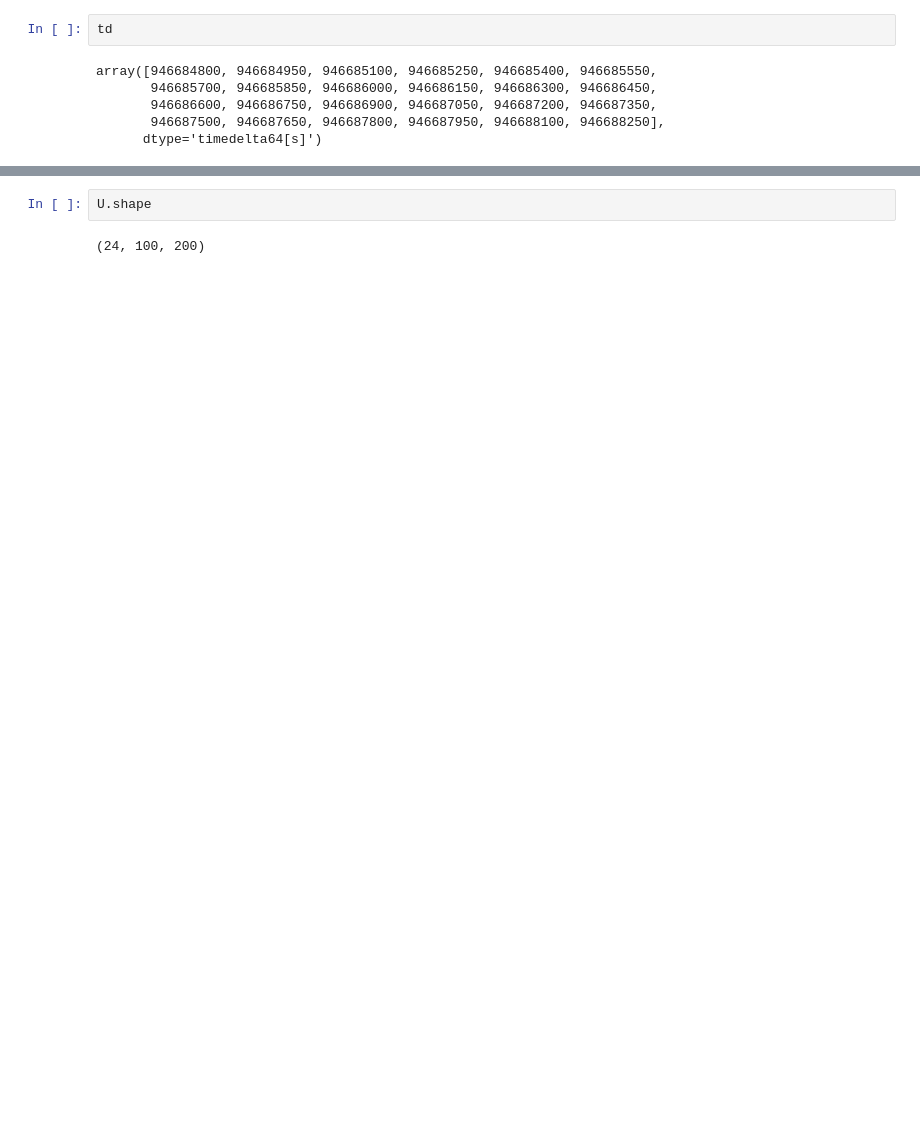
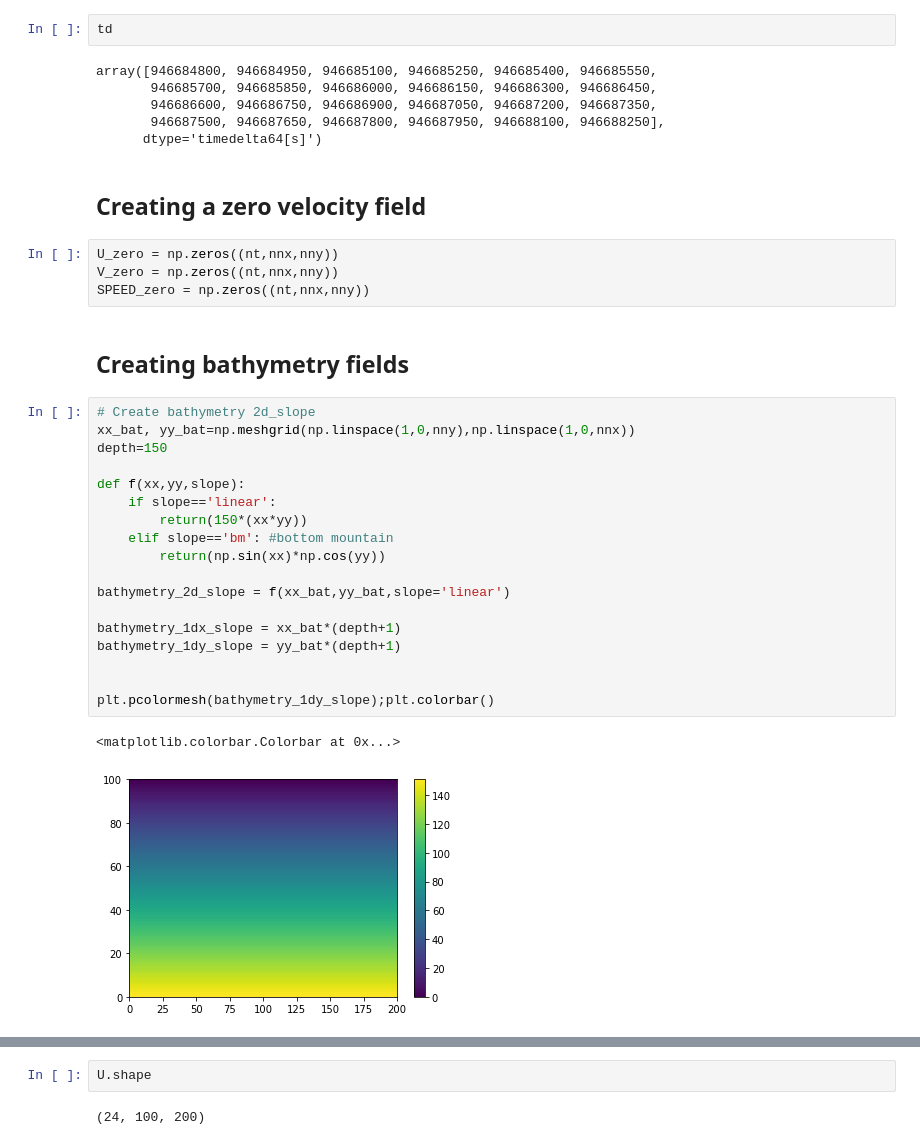
Before and after one commit to hevgyrt/ocean_wave_tracing, a Jupyter notebook: create_time_varying_eddy.ipynb, the cells around one changed output, grey strips where cells are left out. Drawn from its saved outputs; the diff is of its cells as text; blank space fills up the shorter version.

Commit message:
first push adding bathymetry and tests for wave rays

```diff
--- a/create_time_varying_eddy.ipynb
+++ b/create_time_varying_eddy.ipynb
@@ -98,3 +107,32 @@ array([946684800, 946684950, 946685100, 946685250, 946685400, 946685550,
        946686600, 946686750, 946686900, 946687050, 946687200, 946687350,
        946687500, 946687650, 946687800, 946687950, 946688100, 946688250],
       dtype='timedelta64[s]')
+# %% [markdown]
+## Creating a zero velocity field
+# %%
+U_zero = np.zeros((nt,nnx,nny))
+V_zero = np.zeros((nt,nnx,nny))
+SPEED_zero = np.zeros((nt,nnx,nny))
+# %% [markdown]
+## Creating bathymetry fields
+# %%
+# Create bathymetry 2d_slope
+xx_bat, yy_bat=np.meshgrid(np.linspace(1,0,nny),np.linspace(1,0,nnx))
+depth=150
+
+def f(xx,yy,slope):
+    if slope=='linear':
+        return(150*(xx*yy))
+    elif slope=='bm': #bottom mountain
+        return(np.sin(xx)*np.cos(yy))
+
+bathymetry_2d_slope = f(xx_bat,yy_bat,slope='linear')
+
+bathymetry_1dx_slope = xx_bat*(depth+1)
+bathymetry_1dy_slope = yy_bat*(depth+1)
+
+
+plt.pcolormesh(bathymetry_1dy_slope);plt.colorbar()
+# %% [output]
+<matplotlib.colorbar.Colorbar at 0x...>
+[figure, added]
```
Also changed, not shown: parts of 8 cells of this notebook, 3 other files.
